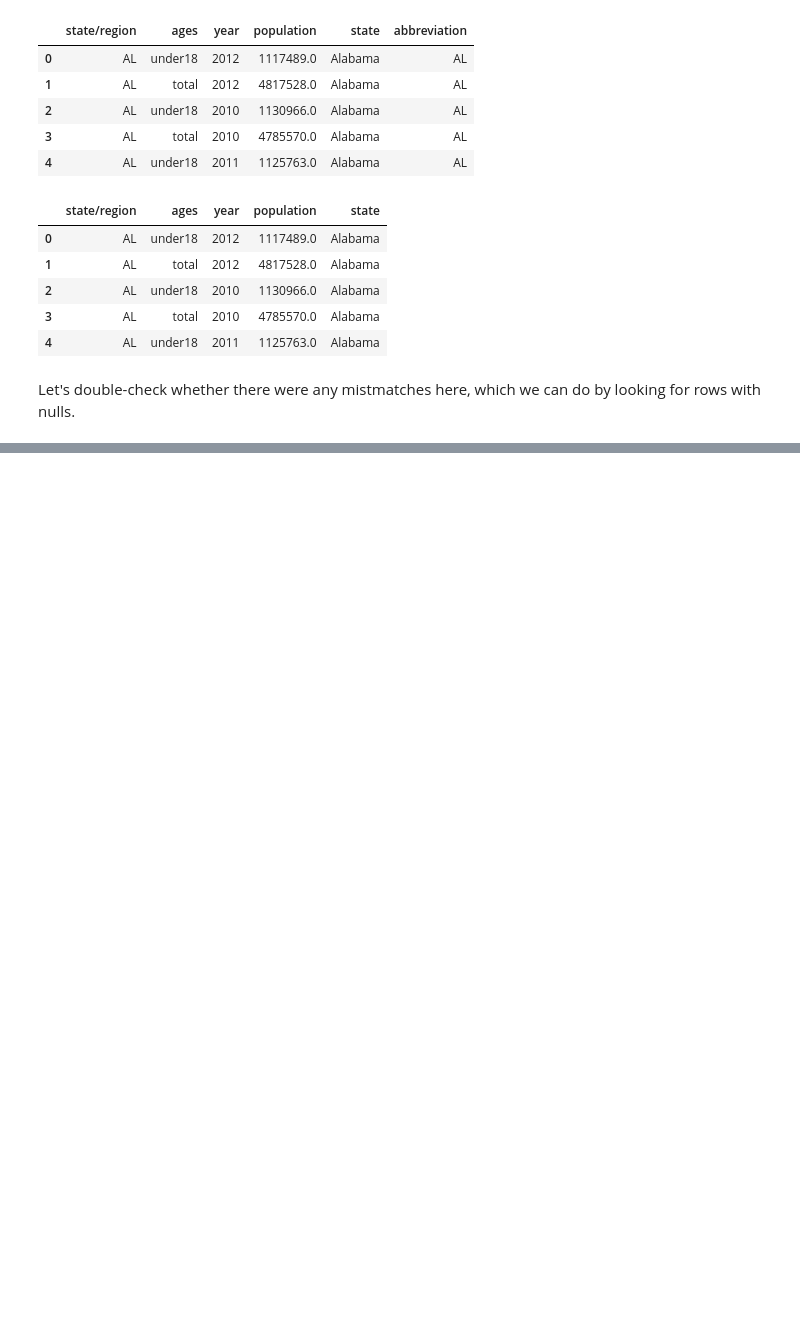
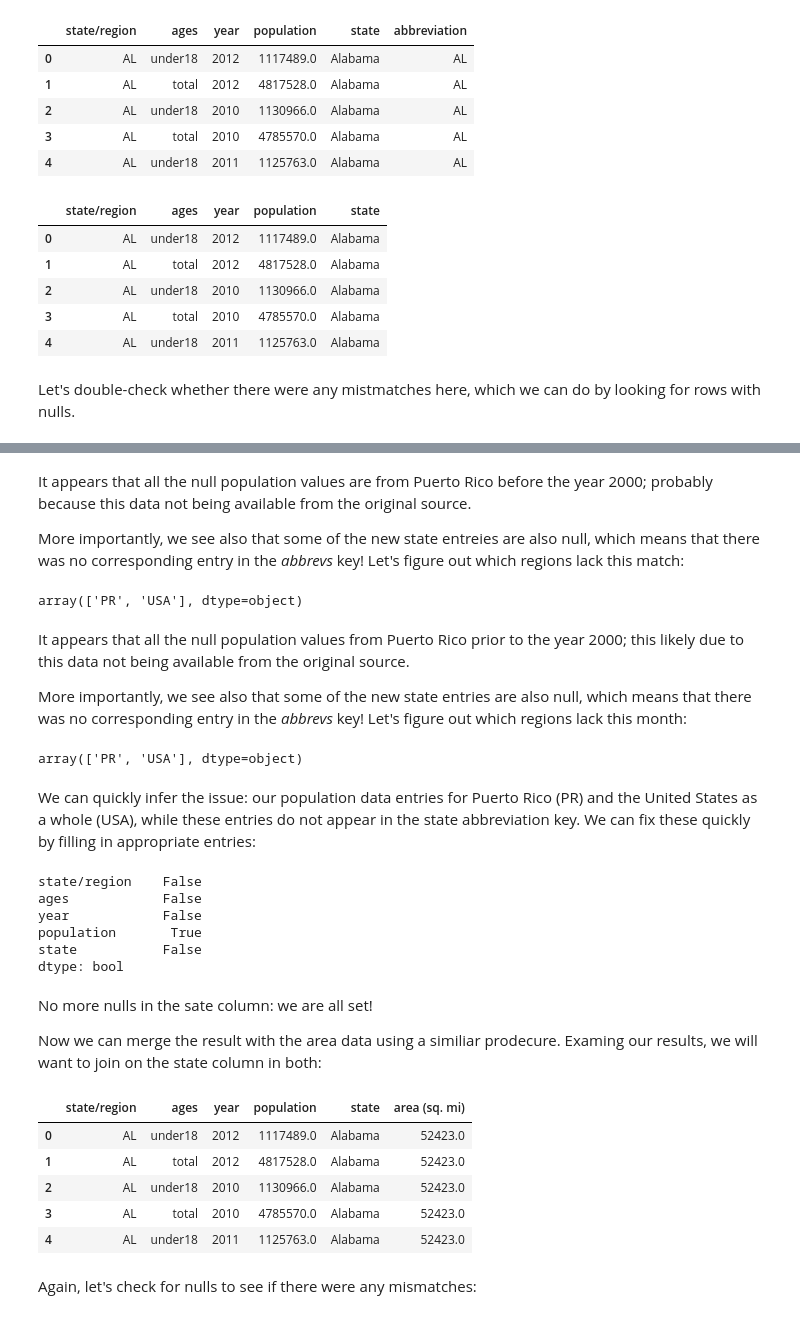
Before and after one commit to jorellano/Pandas, a Jupyter notebook: Combining Datasets/Merge and Join.ipynb, the cells around one changed output, grey strips where cells are left out. Saved outputs shown, nothing was run; the diff lists cells and outputs as text; code cells hidden in the pictures; blank space fills up the shorter version.

Commit message:
finish merge & joins

```diff
--- a/Combining Datasets/Merge and Join.ipynb
+++ b/Combining Datasets/Merge and Join.ipynb
@@ -545,0 +566,45 @@ Let's double-check whether there were any mistmatches here, which we can do by l
+# %% [markdown]
+It appears that all the null population values are from Puerto Rico before the year 2000; probably because this data not being available from the original source.
+
+More importantly, we see also that some of the new state entreies are also null, which means that there was no corresponding entry in the *abbrevs* key! Let's figure out which regions lack this match:
+# %%
+merged.loc[merged['state'].isnull(), 'state/region'].unique()
+# %% [output]
+array(['PR', 'USA'], dtype=object)
+# %% [markdown]
+It appears that all the null population values from Puerto Rico prior to the year 2000; this likely due to this data not being available from the original source.
+
+More importantly, we see also that some of the new state entries are also null, which means that there was no corresponding entry in the *abbrevs* key! Let's figure out which regions lack this month:
+# %%
+merged.loc[merged['state'].isnull(), 'state/region'].unique()
+# %% [output]
+array(['PR', 'USA'], dtype=object)
+# %% [markdown]
+We can quickly infer the issue: our population data entries for Puerto Rico (PR) and the United States as a whole (USA), while these entries do not appear in the state abbreviation key. We can fix these quickly by filling in appropriate entries:
+# %%
+merged.loc[merged['state/region'] == "PR", 'state'] = 'Puerto Rico'
+merged.loc[merged['state/region'] == 'USA', 'state'] = 'United States'
+merged.isnull().any()
+# %% [output]
+state/region    False
+ages            False
+year            False
+population       True
+state           False
+dtype: bool
+# %% [markdown]
+No more nulls in the sate column: we are all set!
+
+Now we can merge the result with the area data using a similiar prodecure. Examing our results, we will want to join on the state column in both:
+# %%
+final = pd.merge(merged, areas, on='state', how='left')
+final.head()
+# %% [output]
+|  | state/region | ages | year | population | state | area (sq. mi) |
+| 0 | AL | under18 | 2012 | 1117489.0 | Alabama | 52423.0 |
+| 1 | AL | total | 2012 | 4817528.0 | Alabama | 52423.0 |
+| 2 | AL | under18 | 2010 | 1130966.0 | Alabama | 52423.0 |
+| 3 | AL | total | 2010 | 4785570.0 | Alabama | 52423.0 |
+| 4 | AL | under18 | 2011 | 1125763.0 | Alabama | 52423.0 |
+# %% [markdown]
+Again, let's check for nulls to see if there were any mismatches:
```
Also changed, not shown: parts of 14 cells of this notebook.
